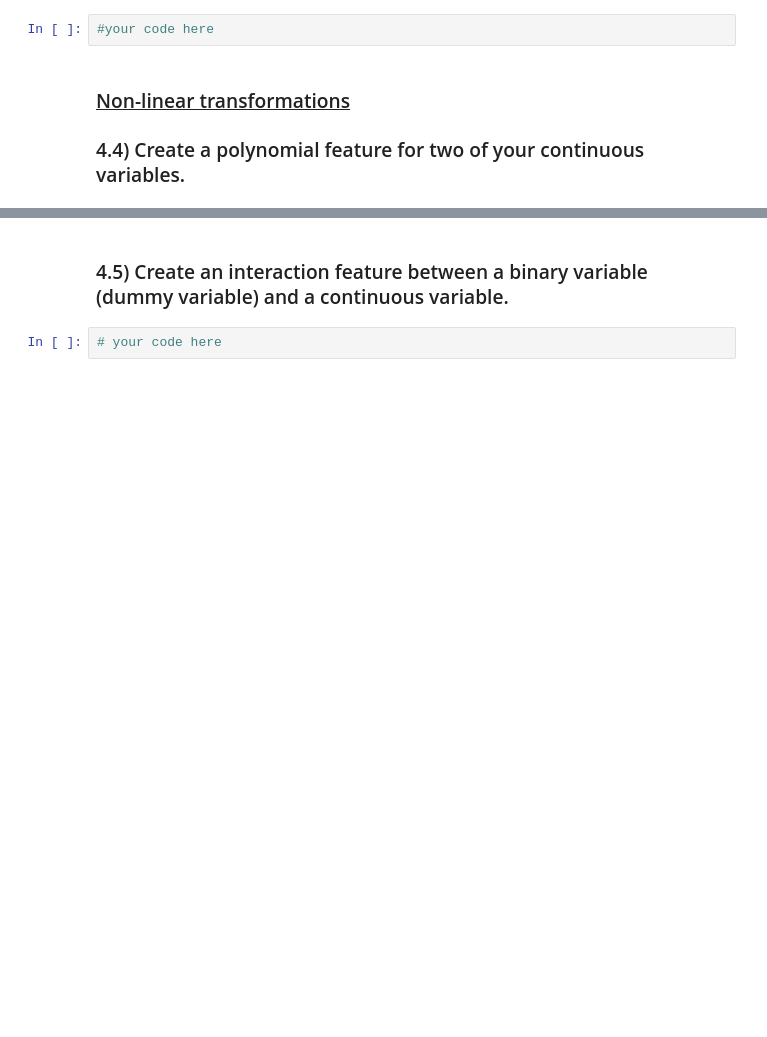
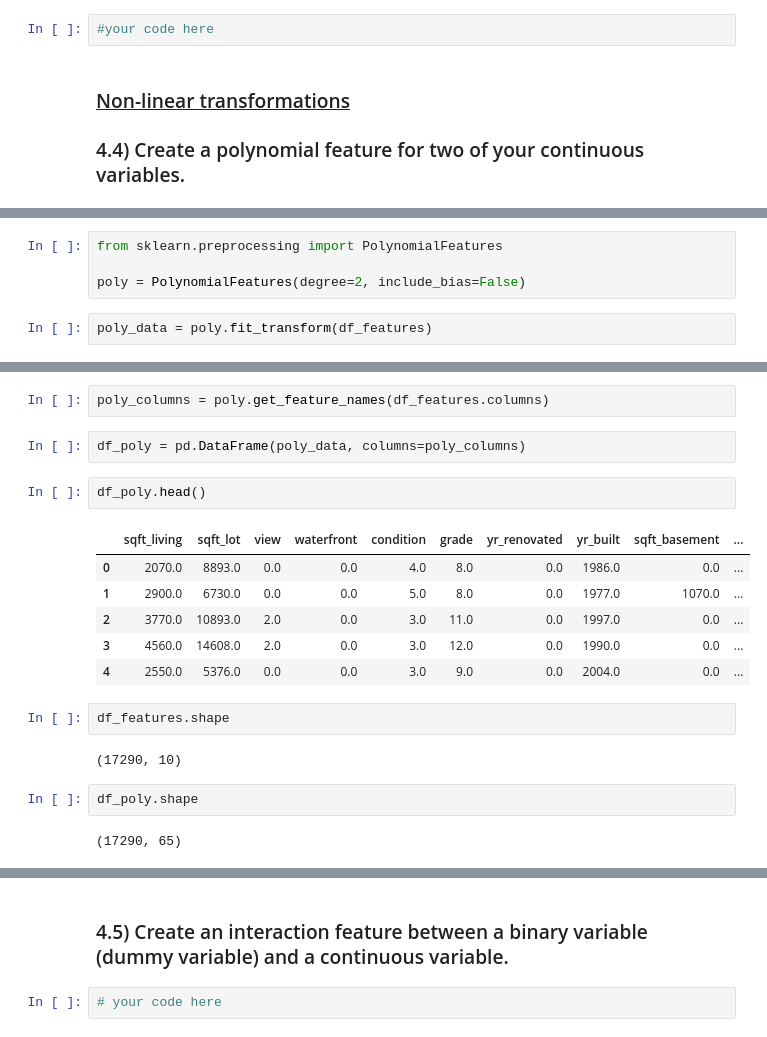
Before and after one commit to raizelistaken/Housing_Prices_KC, a Jupyter notebook: Bakeoff_modeling_process_Copy1.ipynb, the cells around one changed output, grey strips where cells are left out. Cells and saved outputs as stored; diff of their text form; blank space fills up the shorter version.

```diff
--- a/Bakeoff_modeling_process_Copy1.ipynb
+++ b/Bakeoff_modeling_process_Copy1.ipynb
@@ -313,0 +379,6 @@ df_dummy = pd.get_dummies(df, columns=['condition'], drop_first=True)
+# %%
+from sklearn.preprocessing import PolynomialFeatures
+
+poly = PolynomialFeatures(degree=2, include_bias=False)
+# %%
+poly_data = poly.fit_transform(df_features)
@@ -313,0 +401,21 @@ df_dummy = pd.get_dummies(df, columns=['condition'], drop_first=True)
+# %%
+poly_columns = poly.get_feature_names(df_features.columns)
+# %%
+df_poly = pd.DataFrame(poly_data, columns=poly_columns)
+# %%
+df_poly.head()
+# %% [output]
+|  | sqft_living | sqft_lot | view | waterfront | condition | grade | yr_renovated | yr_built | sqft_basement | ... |
+| 0 | 2070.0 | 8893.0 | 0.0 | 0.0 | 4.0 | 8.0 | 0.0 | 1986.0 | 0.0 | ... |
+| 1 | 2900.0 | 6730.0 | 0.0 | 0.0 | 5.0 | 8.0 | 0.0 | 1977.0 | 1070.0 | ... |
+| 2 | 3770.0 | 10893.0 | 2.0 | 0.0 | 3.0 | 11.0 | 0.0 | 1997.0 | 0.0 | ... |
+| 3 | 4560.0 | 14608.0 | 2.0 | 0.0 | 3.0 | 12.0 | 0.0 | 1990.0 | 0.0 | ... |
+| 4 | 2550.0 | 5376.0 | 0.0 | 0.0 | 3.0 | 9.0 | 0.0 | 2004.0 | 0.0 | ... |
+# %%
+df_features.shape
+# %% [output]
+(17290, 10)
+# %%
+df_poly.shape
+# %% [output]
+(17290, 65)
```
Also changed, not shown: parts of 23 cells of this notebook, 1 other file.
